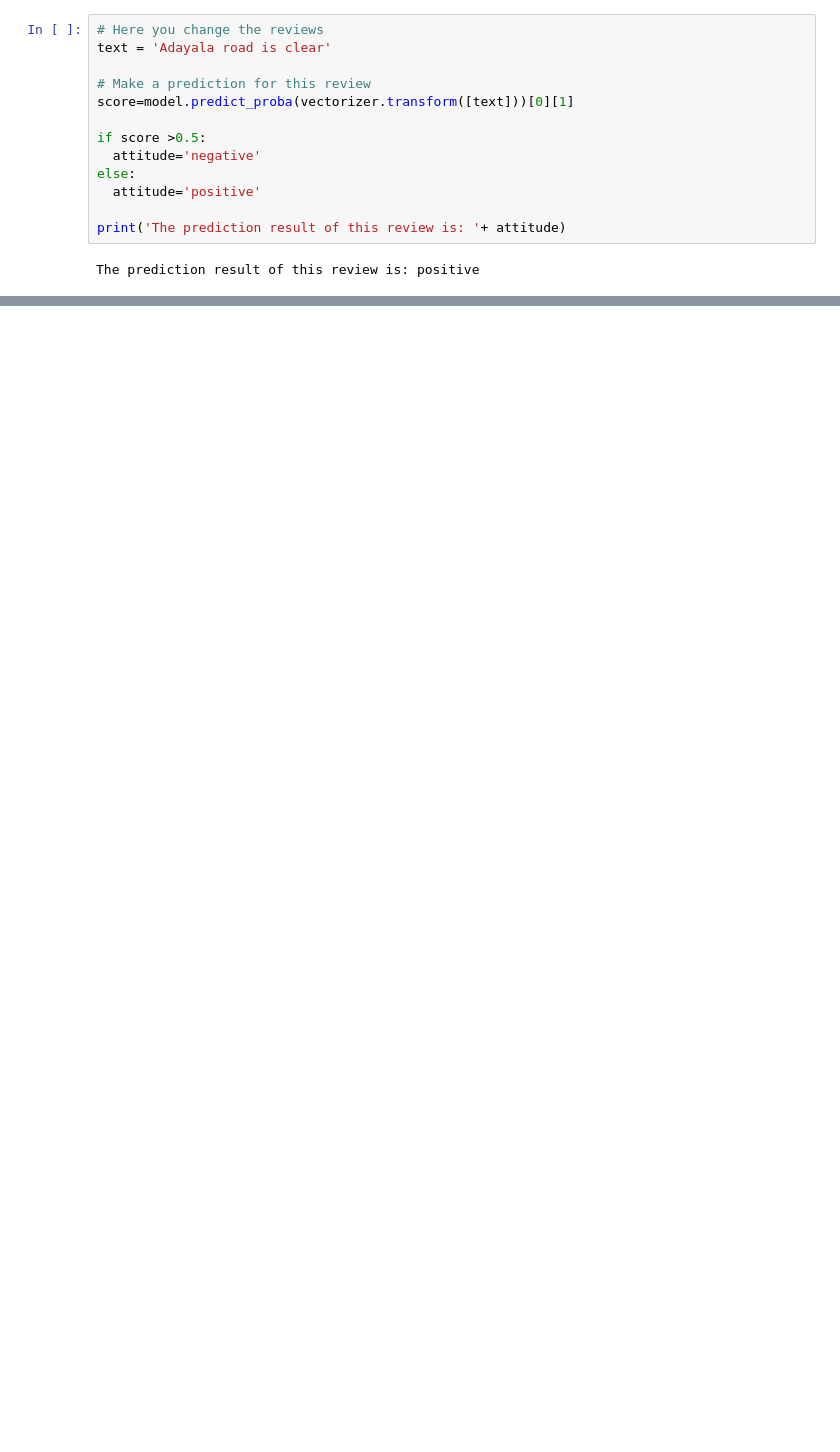
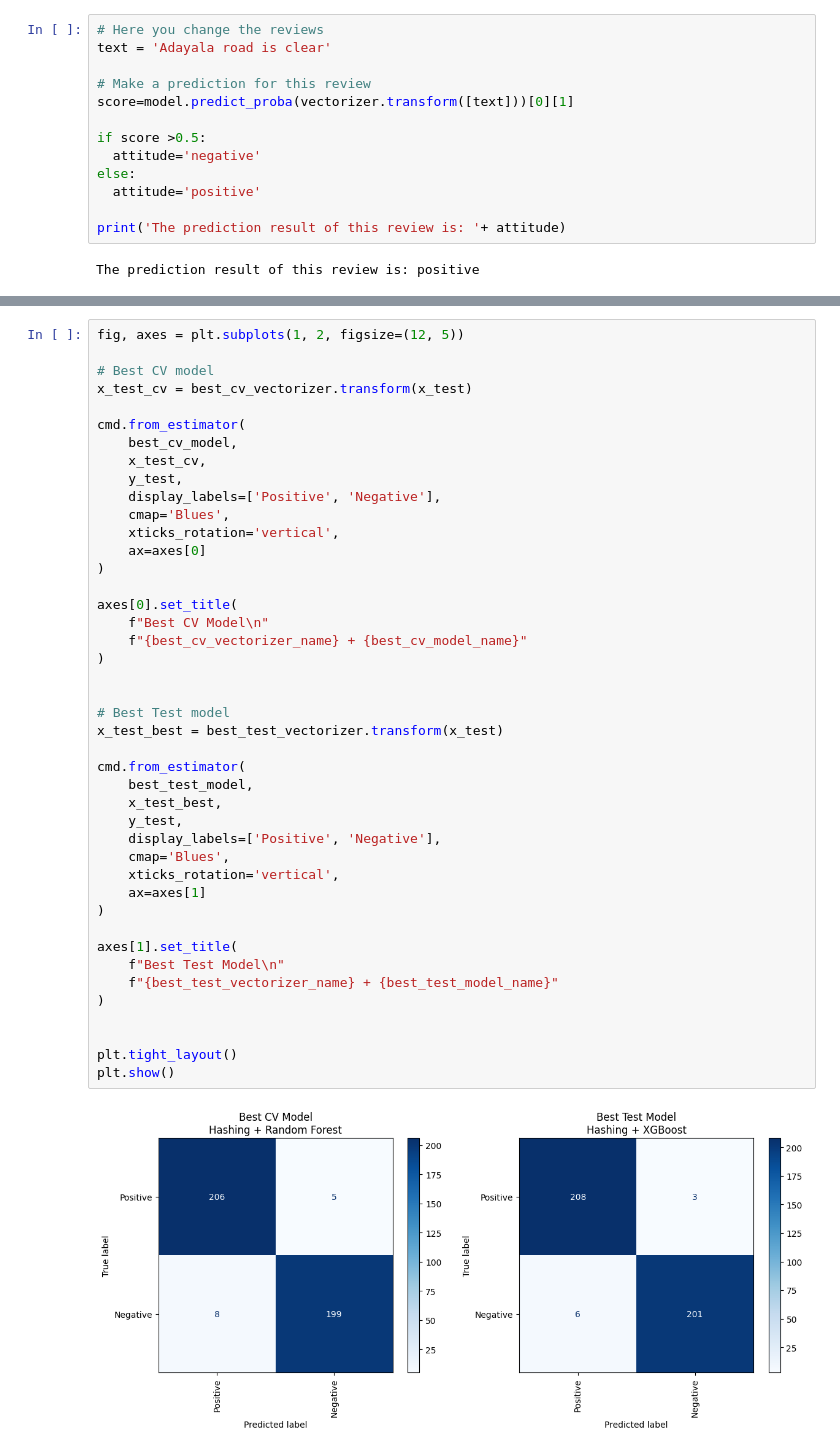
Before and after one commit to AnnaSolberg/AH2179, a Jupyter notebook: Exercise_4_Text_classification/Exercise_4_Text_classification.ipynb, the cells around one changed output, grey strips where cells are left out. Drawn from its saved outputs; the diff is of its cells as text; blank space fills up the shorter version.

```diff
--- a/Exercise_4_Text_classification/Exercise_4_Text_classification.ipynb
+++ b/Exercise_4_Text_classification/Exercise_4_Text_classification.ipynb
@@ -509,0 +740,45 @@ The prediction result of this review is: positive
+# %%
+fig, axes = plt.subplots(1, 2, figsize=(12, 5))
+
+# Best CV model
+x_test_cv = best_cv_vectorizer.transform(x_test)
+
+cmd.from_estimator(
+    best_cv_model,
+    x_test_cv,
+    y_test,
+    display_labels=['Positive', 'Negative'],
+    cmap='Blues',
+    xticks_rotation='vertical',
+    ax=axes[0]
+)
+
+axes[0].set_title(
+    f"Best CV Model\n"
+    f"{best_cv_vectorizer_name} + {best_cv_model_name}"
+)
+
+
+# Best Test model
+x_test_best = best_test_vectorizer.transform(x_test)
+
+cmd.from_estimator(
+    best_test_model,
+    x_test_best,
+    y_test,
+    display_labels=['Positive', 'Negative'],
+    cmap='Blues',
+    xticks_rotation='vertical',
+    ax=axes[1]
+)
+
+axes[1].set_title(
+    f"Best Test Model\n"
+    f"{best_test_vectorizer_name} + {best_test_model_name}"
+)
+
+
+plt.tight_layout()
+plt.show()
+# %% [output]
+[figure, added]
```
Also changed, not shown: parts of 14 cells of this notebook.
